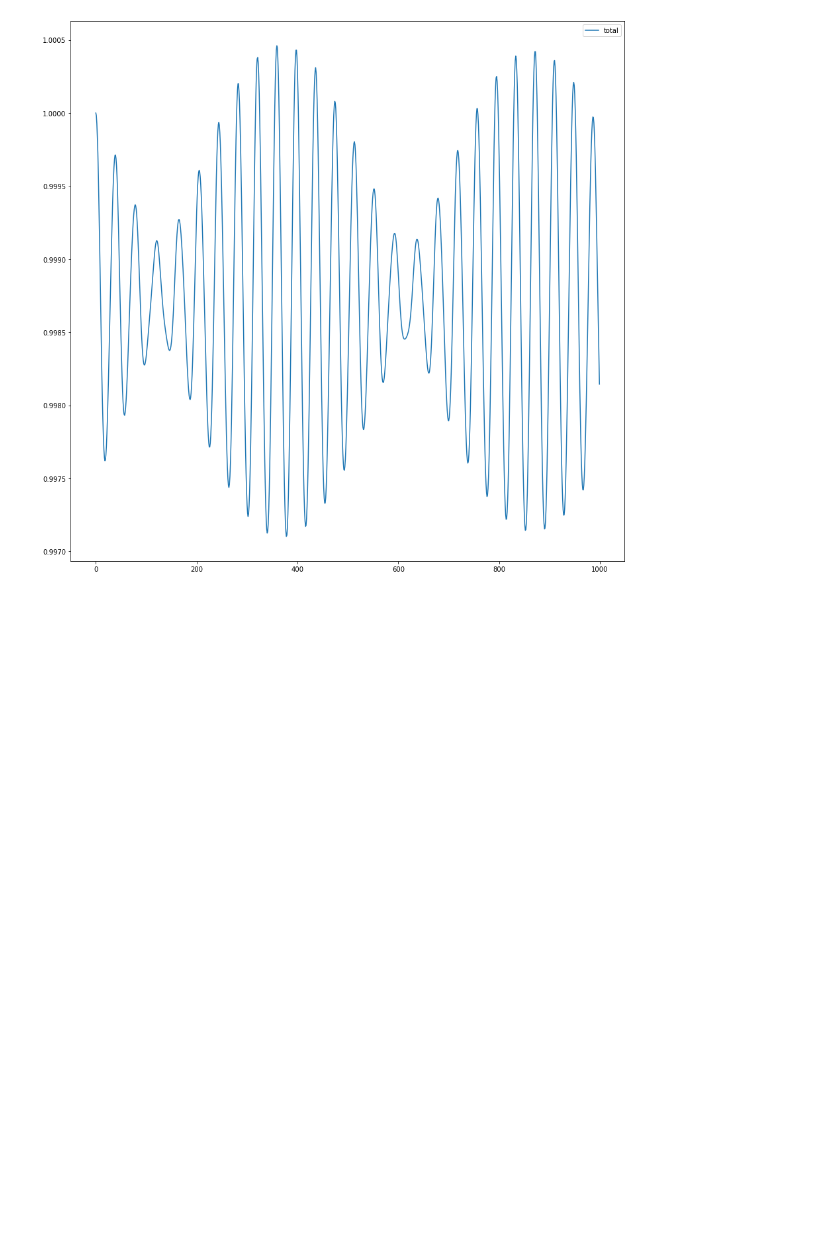
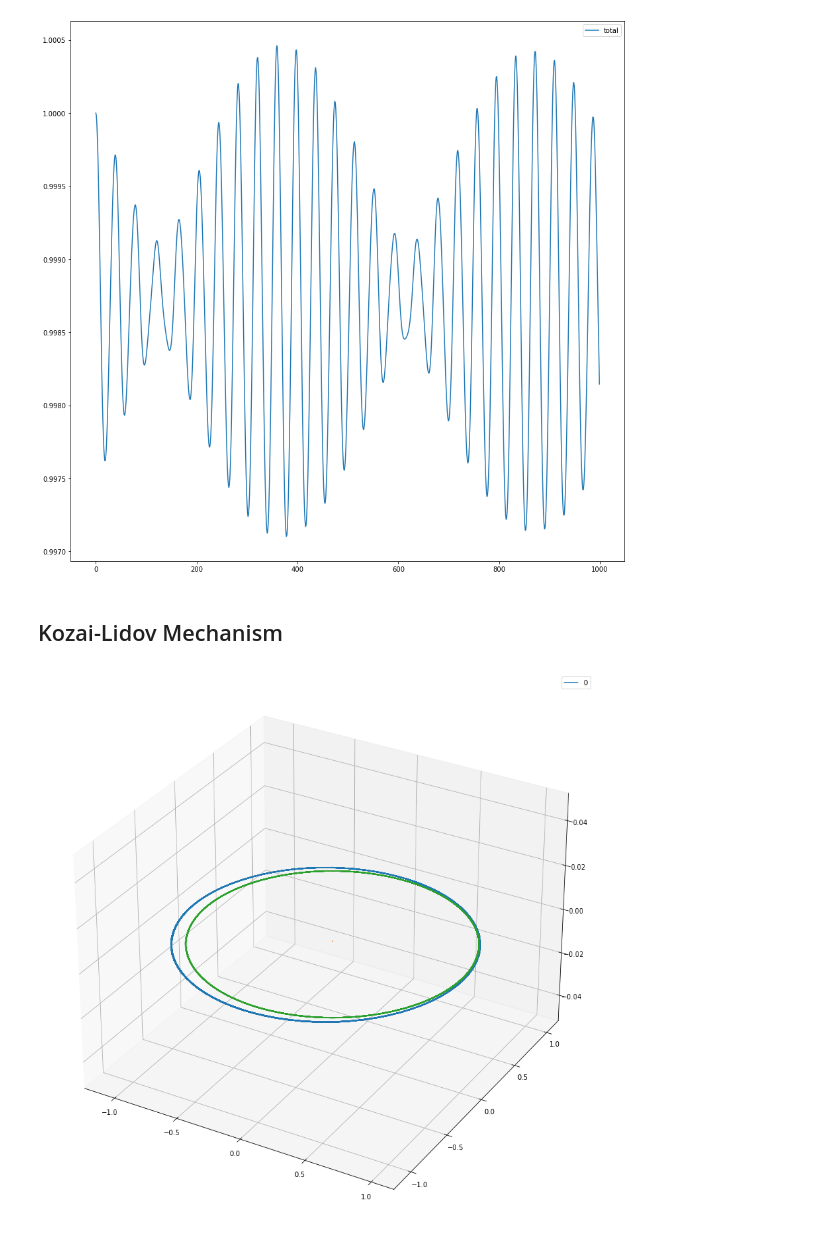
Before and after one commit to jpvanegasc/3BodyProblem, a Jupyter notebook: presentation.ipynb, the cells around one changed output. Cells and saved outputs as stored; diff of their text form; code cells hidden in the pictures; blank space fills up the shorter version.

Commit message:
Some more graphs

```diff
--- a/presentation.ipynb
+++ b/presentation.ipynb
@@ -372,3 +372,42 @@ for key in data_energy.keys():
 _ = pl.legend()
 # %% [output]
 [figure]
+# %% [markdown]
+## Kozai-Lidov Mechanism
+# %%
+path = Path('code/symplectic/third/')
+
+orbits = path / 'orbits'
+energy = path/ 'energy'
+angular = path/ 'angular'
+# %%
+data_orbits = {}
+data_energy= {}
+data_angular={}
+
+for i in orbits.iterdir():
+    name = str(i).split('/')[-1]
+    name = name.split('_')[1]
+    data_orbits[name] = np.loadtxt(i, delimiter=',')
+
+for i in energy.iterdir():
+    name = str(i).split('/')[-1]
+    name = name.split('_')[1]
+    data_energy[name] = np.loadtxt(i, delimiter=',')
+
+for i in angular.iterdir():
+    name = str(i).split('/')[-1]
+    name = name.split('_')[1]
+    data_angular[name] = np.loadtxt(i, delimiter=',')
+# %%
+fig = pl.figure(figsize=(15, 15))
+ax = fig.add_subplot(111, projection='3d')
+for key in data_orbits.keys():
+    if key == '0':
+        dat = data_orbits[key]
+        _ = ax.plot(dat[:, 6], dat[:, 7], dat[:, 8], label = key)
+        _ = ax.plot(dat[:, 0], dat[:, 1], dat[:, 2])
+        _ = ax.plot(dat[:, 3], dat[:, 4], dat[:, 5])
+_ = pl.legend()
+# %% [output]
+[figure, added]
```
Also changed, not shown: parts of 2 cells of this notebook.
